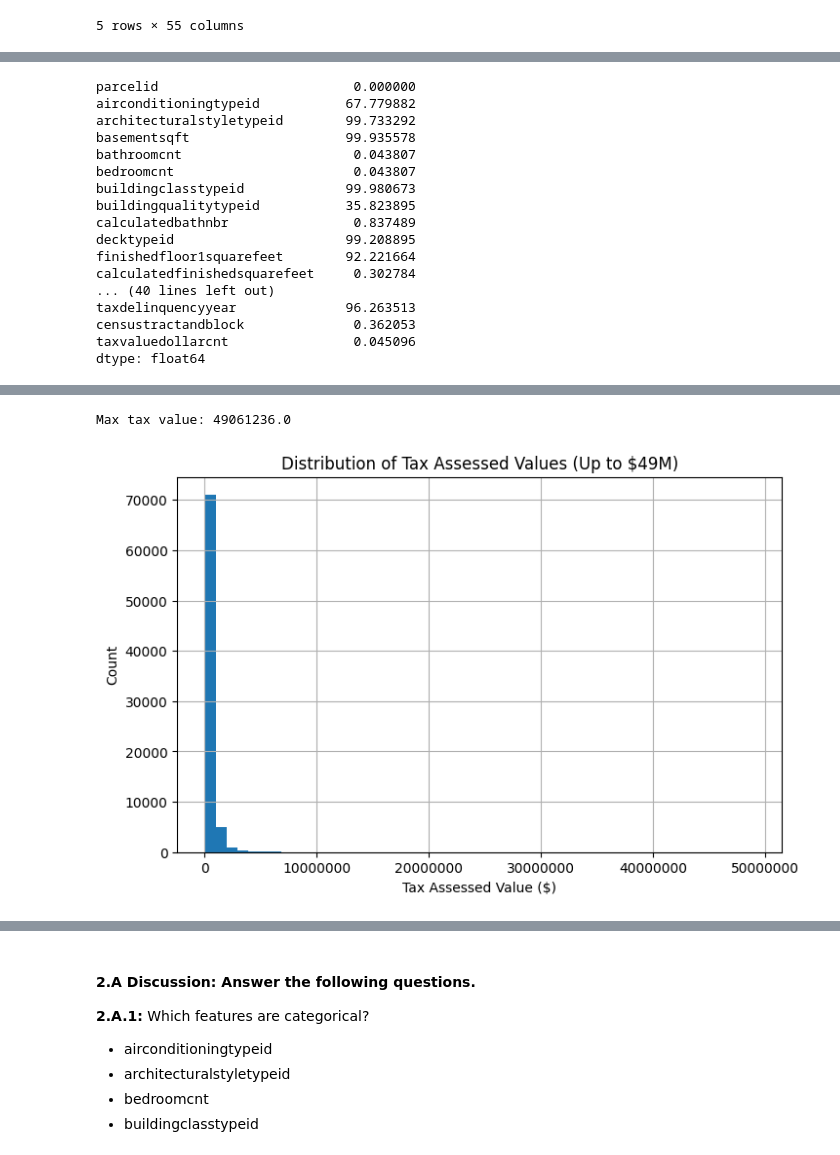
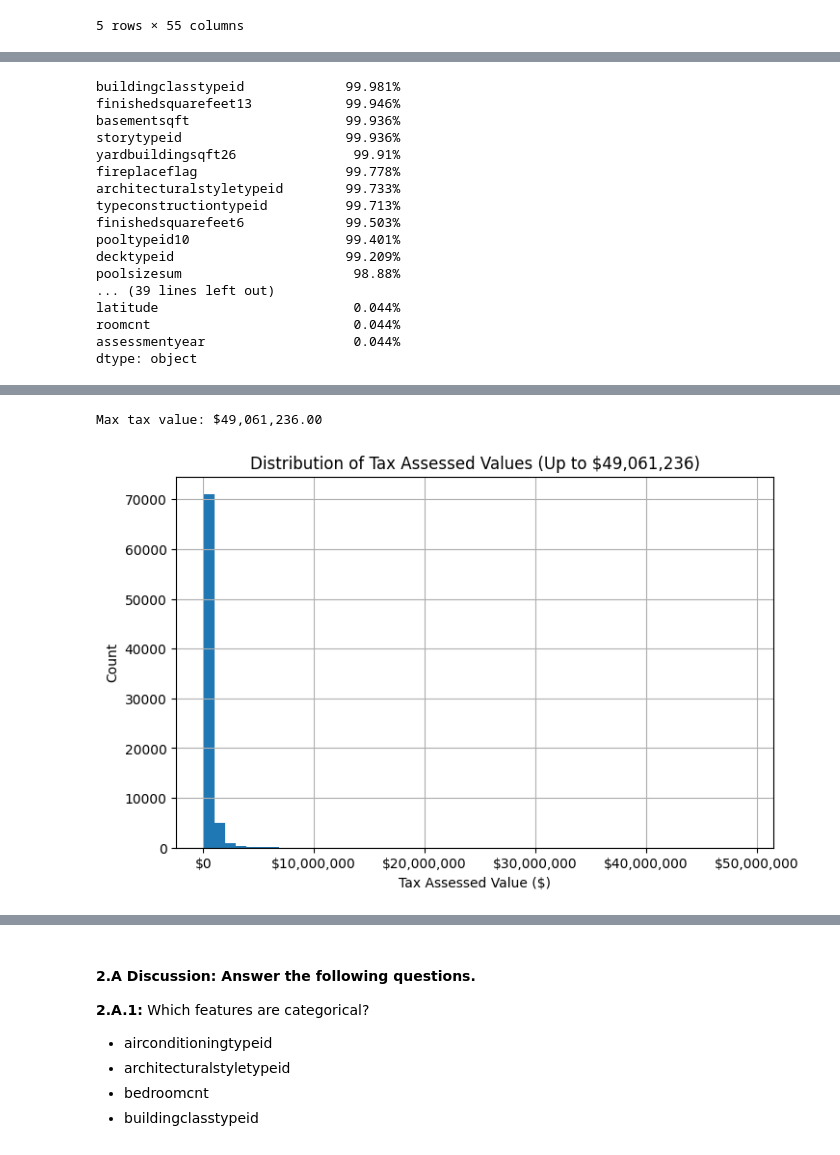
Before and after one commit to cwmckee91/dx603milestone1, a Jupyter notebook: dx603milestone1/Milestone_01.ipynb, the cells around one changed output, grey strips where cells are left out. Cells and saved outputs as stored; diff of their text form; code cells hidden in the pictures.

```diff
--- a/dx603milestone1/Milestone_01.ipynb
+++ b/dx603milestone1/Milestone_01.ipynb
@@ -215,27 +216,28 @@ taxvaluedollarcnt               50949
 dtype: int64
 # %%
-# % missing vals
-missing_percent = df.isnull().sum() / len(df) * 100
+# % missing vals sorted
+missing_percent = (df.isnull().sum() / len(df) * 100).round(3)
+missing_percent = missing_percent[missing_percent > 0].sort_values(ascending=False).astype(str) + '%'
 
 print(missing_percent)
 # %% [output]
-parcelid                         0.000000
-airconditioningtypeid           67.779882
-architecturalstyletypeid        99.733292
-basementsqft                    99.935578
-bathroomcnt                      0.043807
-bedroomcnt                       0.043807
-buildingclasstypeid             99.980673
-buildingqualitytypeid           35.823895
-calculatedbathnbr                0.837489
-decktypeid                      99.208895
-finishedfloor1squarefeet        92.221664
-calculatedfinishedsquarefeet     0.302784
-... (40 lines left out)
-taxdelinquencyyear              96.263513
-censustractandblock              0.362053
-taxvaluedollarcnt                0.045096
-dtype: float64
+buildingclasstypeid             99.981%
+finishedsquarefeet13            99.946%
+basementsqft                    99.936%
+storytypeid                     99.936%
+yardbuildingsqft26               99.91%
+fireplaceflag                   99.778%
+architecturalstyletypeid        99.733%
+typeconstructiontypeid          99.713%
+finishedsquarefeet6             99.503%
+pooltypeid10                    99.401%
+decktypeid                      99.209%
+poolsizesum                      98.88%
+... (39 lines left out)
+latitude                         0.044%
+roomcnt                          0.044%
+assessmentyear                   0.044%
+dtype: object
 # %%
 feature_summary = pd.DataFrame({
     "Feature Name": df.columns,
@@ -282,23 +284,29 @@ censustractandblock                   39006       0.36    Numerical
 taxvaluedollarcnt                     50949       0.05    Numerical
 # %%
 max_value = df["taxvaluedollarcnt"].max()
-print("Max tax value:", max_value)
+print(f"Max tax value: ${max_value:,.2f}")
 # %% [output]
-Max tax value: 49061236.0
+Max tax value: $49,061,236.00
 # %%
+from matplotlib.ticker import FuncFormatter
+
 upper_limit = max_value
 filtered_df = df[df["taxvaluedollarcnt"] <= upper_limit]
 
 plt.figure(figsize=(8, 5))
 filtered_df["taxvaluedollarcnt"].hist(bins=50)
 
 plt.xlabel("Tax Assessed Value ($)")
 plt.ylabel("Count")
-plt.title("Distribution of Tax Assessed Values (Up to $49M)")
-plt.ticklabel_format(style='plain', axis='x')
+plt.title(f"Distribution of Tax Assessed Values (Up to ${upper_limit:,.0f})")
+
+# Format x-axis ticks in $ amount
+dollar_format = FuncFormatter(lambda x, pos: f'${x:,.0f}')
+plt.gca().xaxis.set_major_formatter(FuncFormatter(dollar_format))
+
 plt.show()
 # %% [output]
-[figure, old version]
+[figure, new version]
 # %%
 # More realistic view
 upper_limit = 2000000
```
Also changed, not shown: parts of 30 cells of this notebook.
